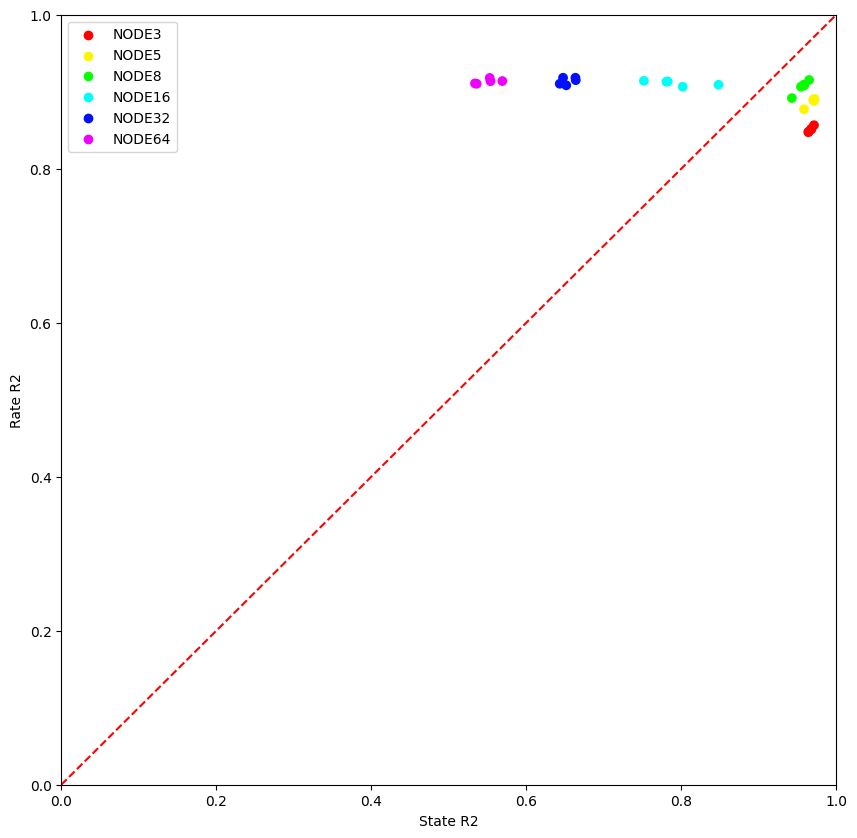
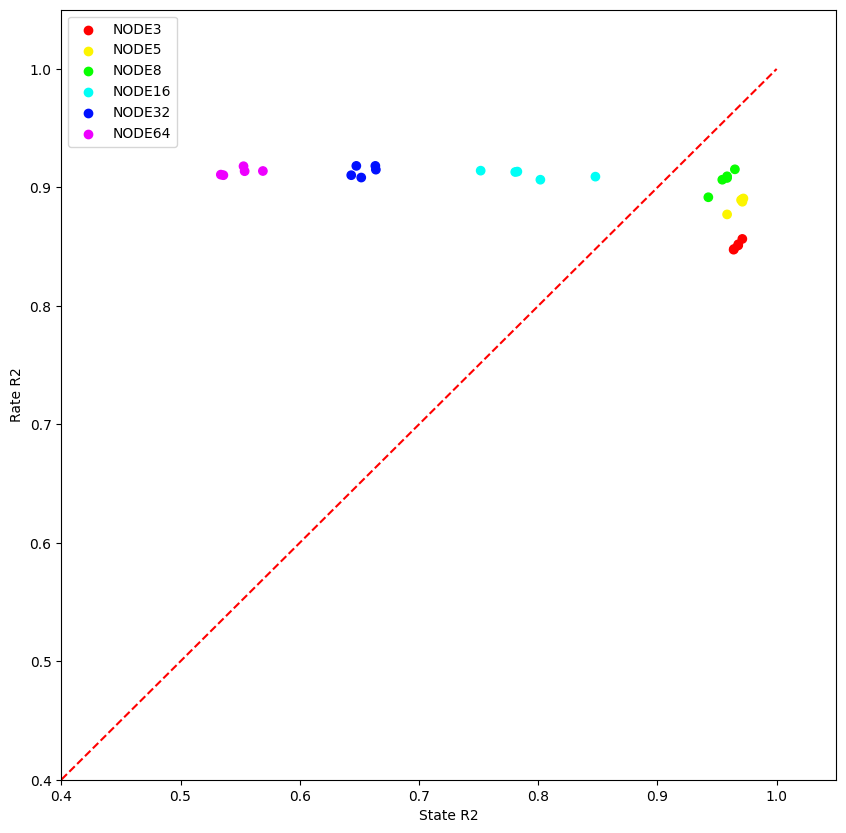
Unified diff of the notebook cell whose output changed from the first chart to the second:
--- before
+++ after
@@ -15,6 +15,6 @@
 ax.set_xlabel("State R2")
 ax.set_ylabel("Rate R2")
-ax.set_xlim([0, 1])
-ax.set_ylim([0, 1])
+ax.set_xlim([0.4, 1.05])
+ax.set_ylim([0.4, 1.05])
 ax.plot([0, 1], [0, 1], 'r--')
 for legend_group in unique_groups:
@@ -24,8 +24,21 @@
 fig = plt.figure(figsize=(10, 10))
 ax = fig.add_subplot(111)
+ax.scatter(metrics_s['cycle_con'], metrics_s['state_r2'], c = colors_list)
+ax.set_xlabel("Cycle-Con")
+ax.set_ylabel("State R2")
+ax.set_xlim([0.4, 1.05])
+ax.set_ylim([0.4, 1.05])
+ax.plot([0, 1], [0, 1], 'r--')
+for legend_group in unique_groups:
+    ax.scatter([], [], c=colors1[np.where(unique_groups == legend_group)[0][0]], label=legend_group)
+ax.legend()
+
+
+fig = plt.figure(figsize=(10, 10))
+ax = fig.add_subplot(111)
 ax.scatter(metrics_s['cycle_con'], metrics_s['co-bps'], c = colors_list)
 ax.set_xlabel("Cycle Consistency")
 ax.set_ylabel("CO-BPS")
-ax.set_xlim([0, 1.1])
+ax.set_xlim([0.4, 1.1])
 ax.set_ylim([0, 0.15])
 

Commit: Adding chaotic delayed matching task + KL/Wasserstein metrics